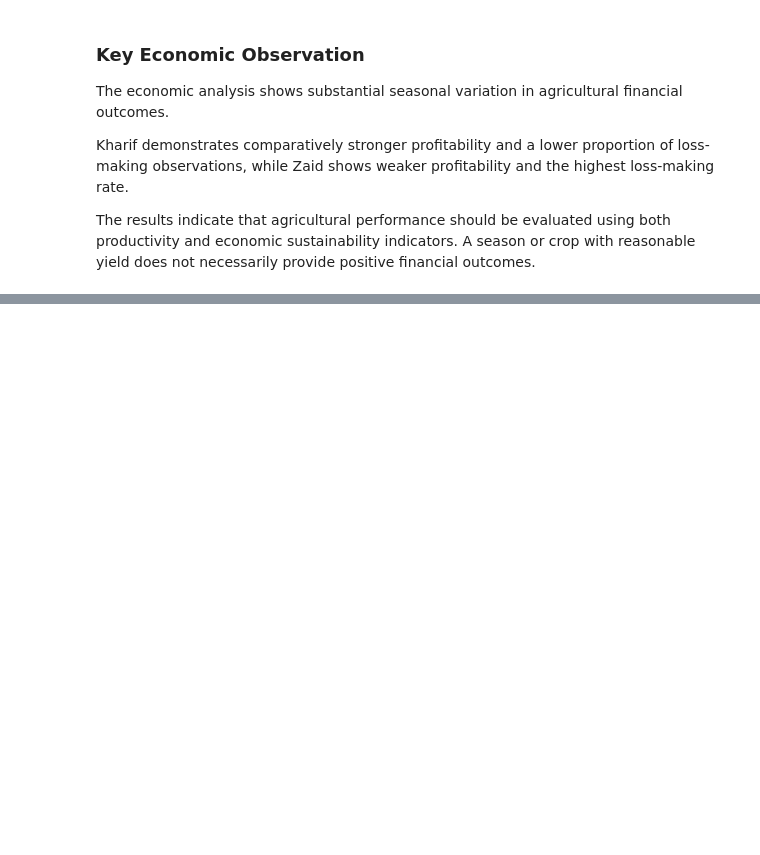
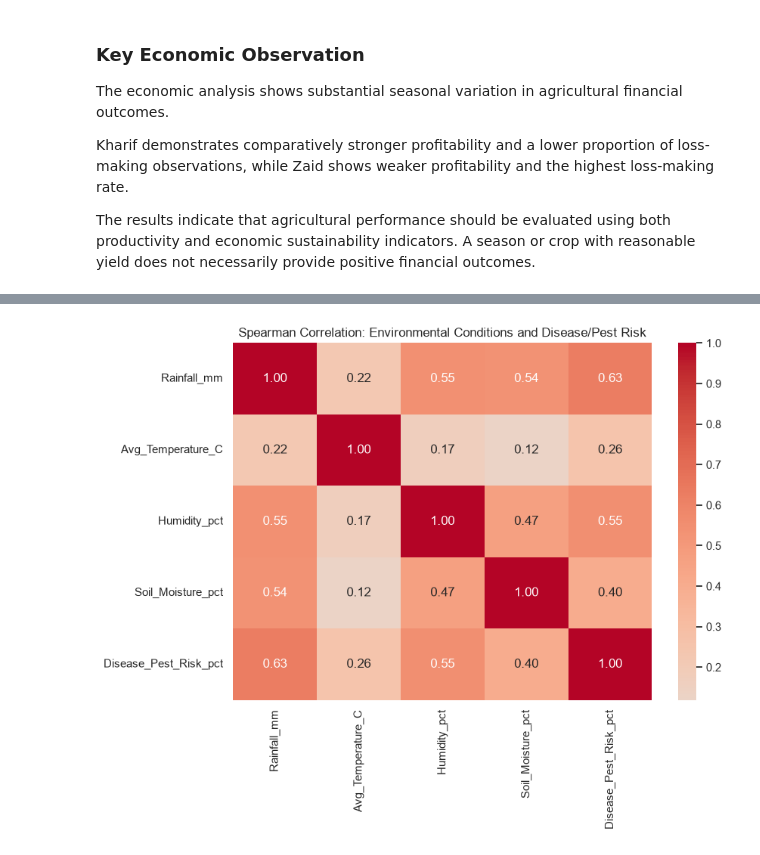
Before and after one commit to TharunPranav2007/Seasonal-Agriculture-Performance-Analysis, a Jupyter notebook: notebooks/seasonal_agriculture_analysis.ipynb, the cells around one changed output, grey strips where cells are left out. Saved outputs shown, nothing was run; the diff lists cells and outputs as text; code cells hidden in the pictures; blank space fills up the shorter version.

```diff
--- a/notebooks/seasonal_agriculture_analysis.ipynb
+++ b/notebooks/seasonal_agriculture_analysis.ipynb
@@ -2689,0 +2786,12 @@ The results indicate that agricultural performance should be evaluated using bot
+# %%
+risk_environment_cols = [
+    "Rainfall_mm",
+    "Avg_Temperature_C",
+    "Humidity_pct",
+    "Soil_Moisture_pct",
+    "Disease_Pest_Risk_pct"
+]
+
+risk_corr = df_clean[risk_environment_cols].corr(method="spearman")
+
+risk_corr
@@ -2689,0 +2805,16 @@ The results indicate that agricultural performance should be evaluated using bot
+# %%
+plt.figure(figsize=(9, 7))
+
+sns.heatmap(
+    risk_corr,
+    annot=True,
+    fmt=".2f",
+    cmap="coolwarm",
+    center=0
+)
+
+plt.title("Spearman Correlation: Environmental Conditions and Disease/Pest Risk")
+plt.tight_layout()
+plt.show()
+# %% [output]
+[figure, added]
```
Also changed, not shown: parts of 27 cells of this notebook.
